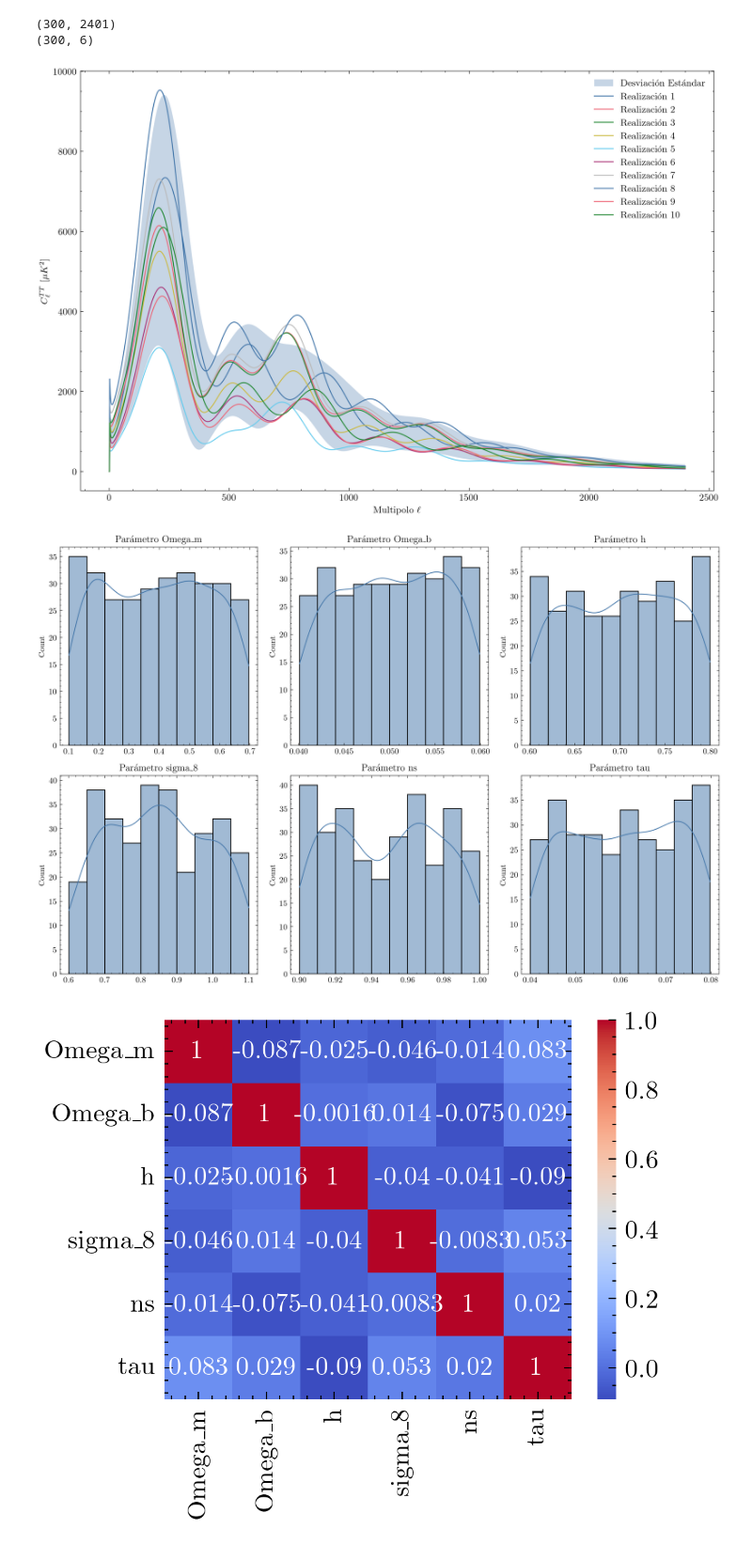
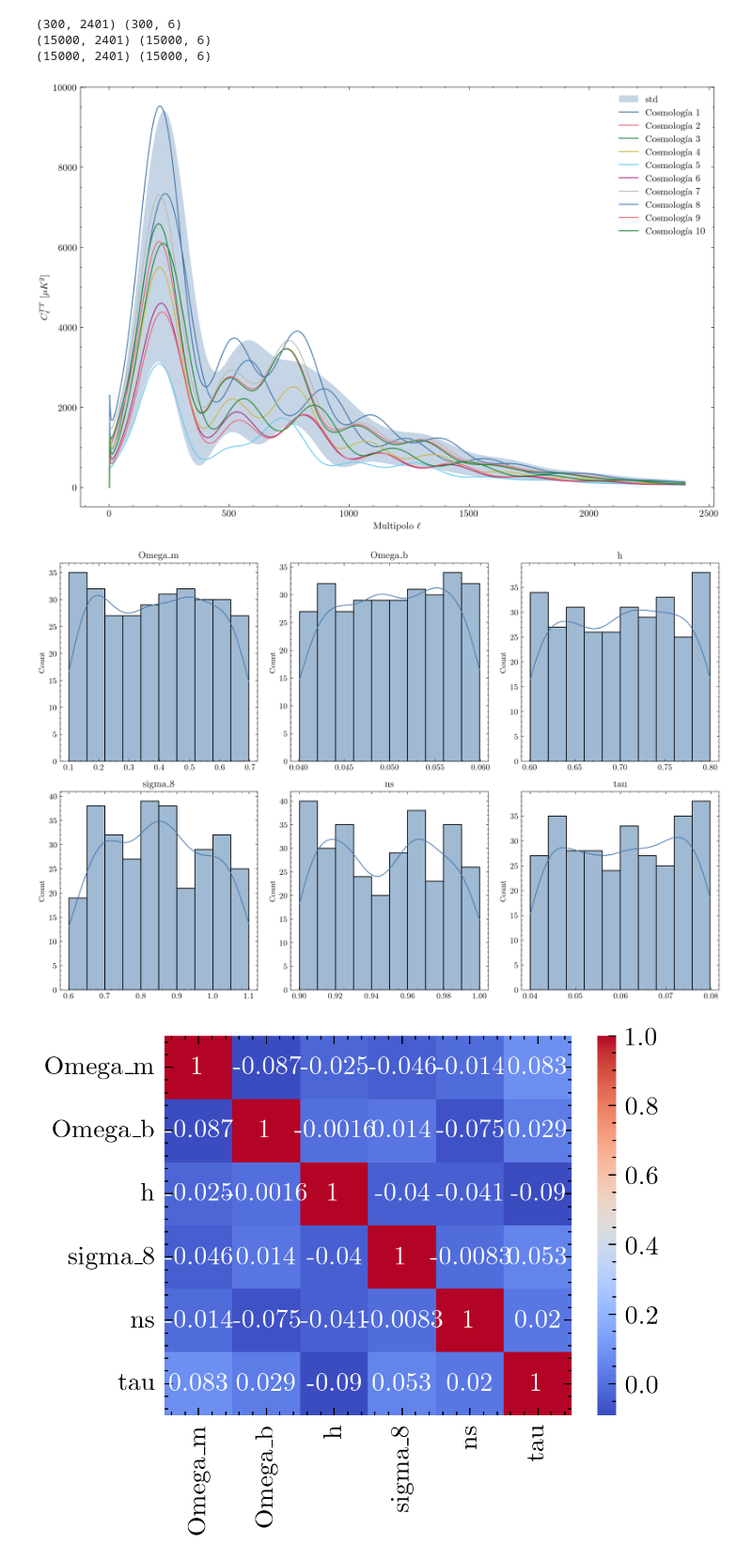
Before and after one commit to julianticucho/cmb-sbi-inference, a Jupyter notebook: data_analysis.ipynb, the cells around one changed output. Shown at 94% size. Drawn from its saved outputs; the diff is of its cells as text; code cells hidden in the pictures.

```diff
--- a/data_analysis.ipynb
+++ b/data_analysis.ipynb
@@ -8,29 +8,34 @@ import pandas as pd
 
 plt.style.use(['science', 'bright'])
 plt.rcParams['figure.dpi'] = 300
-# %%
-base_spectra = torch.load("data/raw/cosmologies_spectra.pt").numpy()
-base_params = torch.load("data/raw/cosmologies_params.pt").numpy()
-
-print(base_spectra.shape)
-print(base_params.shape)
-# %% [output]
-(300, 2401)
-(300, 6)
+# %%
+from src.simulation.utils import load_data
+
+base_spectra, base_params = load_data("cosmologies")
+realizations_spectra, realizations_params = load_data("realizations")
+noise_spectra, noise_params = load_data("noise")
+
+print(base_spectra.shape, base_params.shape)
+print(realizations_spectra.shape, realizations_params.shape)
+print(noise_spectra.shape, noise_params.shape)
+# %% [output]
+(300, 2401) (300, 6)
+(15000, 2401) (15000, 6)
+(15000, 2401) (15000, 6)
 # %%
 mean_Cl = np.mean(base_spectra, axis=0)
 std_Cl = np.std(base_spectra, axis=0)
 
 plt.figure(figsize=(12, 8))
-plt.fill_between(range(len(mean_Cl)), mean_Cl - std_Cl, mean_Cl + std_Cl, alpha=0.3, label='Desviación Estándar')
+plt.fill_between(range(len(mean_Cl)), mean_Cl - std_Cl, mean_Cl + std_Cl, alpha=0.3, label='std')
 for i in range(10):
     plt.plot(base_spectra[i, :], label=f'Cosmología {i+1}')
 plt.xlabel('Multipolo $\ell$')
 plt.ylabel('$C_\ell^{TT}$ [$\mu K^2$]')
 plt.legend()
 plt.show()
 # %% [output]
-[figure, old version]
+[figure, new version]
 # %%
 names = ["Omega_m", "Omega_b", "h", "sigma_8", "ns", "tau"]
 
@@ -38,11 +43,11 @@ plt.figure(figsize=(12, 8))
 for i in range(base_params.shape[1]):
     plt.subplot(2, 3, i+1)
     sns.histplot(base_params[:, i], kde=True)
-    plt.title(f"Parámetro {names[i]}")
+    plt.title(f"{names[i]}")
 plt.tight_layout()
 plt.show()
 # %% [output]
-[figure, old version]
+[figure, new version]
 # %%
 params_df = pd.DataFrame(base_params, columns=names)
 
```
Also changed, not shown: parts of 4 cells of this notebook, 13 other files.
